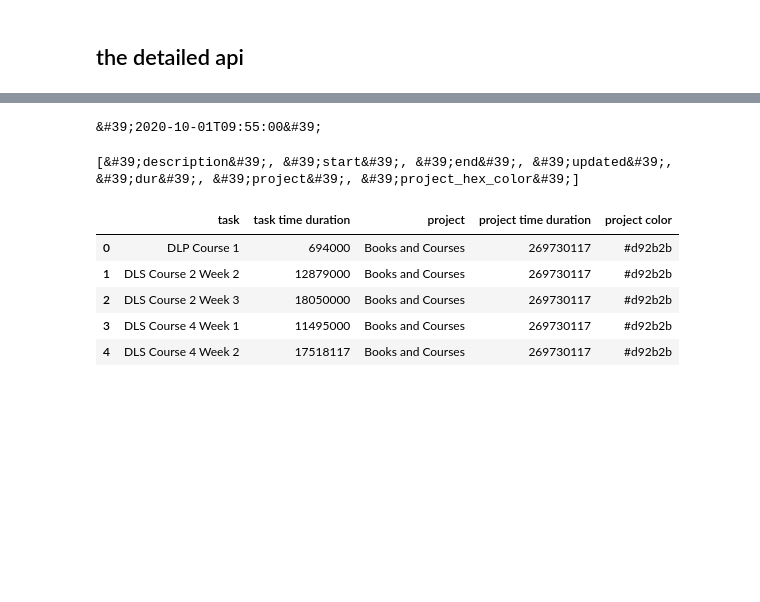
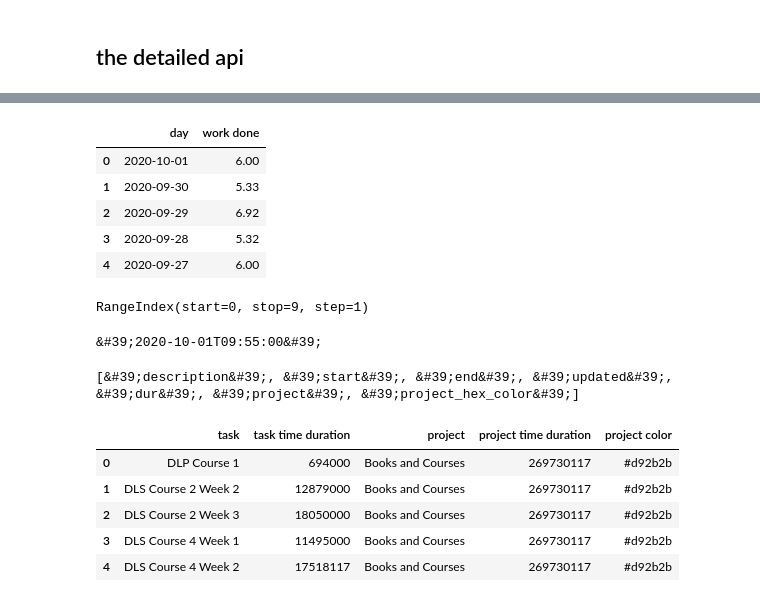
Before and after one commit to atharva-2001/Toggl-Dashboard, a Jupyter notebook: api_test.ipynb, the cells around one changed output, grey strips where cells are left out. Cells and saved outputs as stored; diff of their text form; code cells hidden in the pictures; blank space fills up the shorter version.

```diff
--- a/api_test.ipynb
+++ b/api_test.ipynb
@@ -62,0 +119,18 @@ str(datetime.datetime.strptime(df['start'].tolist()[3].split('+')[0], '%Y-%m-%dT
+# %%
+def get_daily_work(df):
+    '''
+    df should be processed
+    '''
+    net_work = dict()
+    for index, row in df.iterrows():
+        day = row['end_day'] # doesnt matter, both days are equal
+        tmp_df = df[df['end_day'] == day]
+        net_work[day]  =round(sum(tmp_df['dur'].tolist())/3600000, 2) # in hrs
+
+    # tmp = get_daily_work(return_df)
+    tmp = pd.DataFrame.from_dict({
+        'day': list(net_work.keys()),
+        'work done': list(net_work.values())
+    })
+        # print(tmp_df)
+    return tmp
@@ -62,0 +141,14 @@ str(datetime.datetime.strptime(df['start'].tolist()[3].split('+')[0], '%Y-%m-%dT
+# %%
+tmp = get_daily_work(return_df)
+# tmp = pd.DataFrame.from_dict({
+#     'day': list(tmp.keys()),
+#     'work done': list(tmp.values())
+# })
+tmp.head()
+# %% [output]
+|  | day | work done |
+| 0 | 2020-10-01 | 6.00 |
+| 1 | 2020-09-30 | 5.33 |
+| 2 | 2020-09-29 | 6.92 |
+| 3 | 2020-09-28 | 5.32 |
+| 4 | 2020-09-27 | 6.00 |
@@ -63,3 +159,7 @@ str(datetime.datetime.strptime(df['start'].tolist()[3].split('+')[0], '%Y-%m-%dT
+# %%
+return_df.columns
+# %% [output]
+RangeIndex(start=0, stop=9, step=1)
 # %%
 df['start'].tolist()[3].split('+')[0]
 # %% [output]
```
Also changed, not shown: parts of 6 cells of this notebook, 1 other file.
